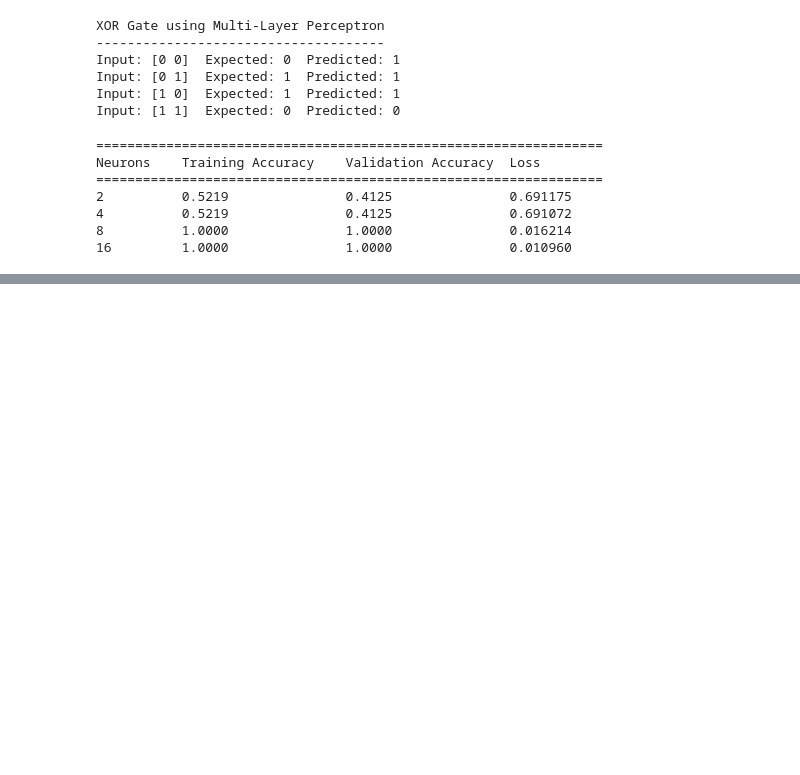
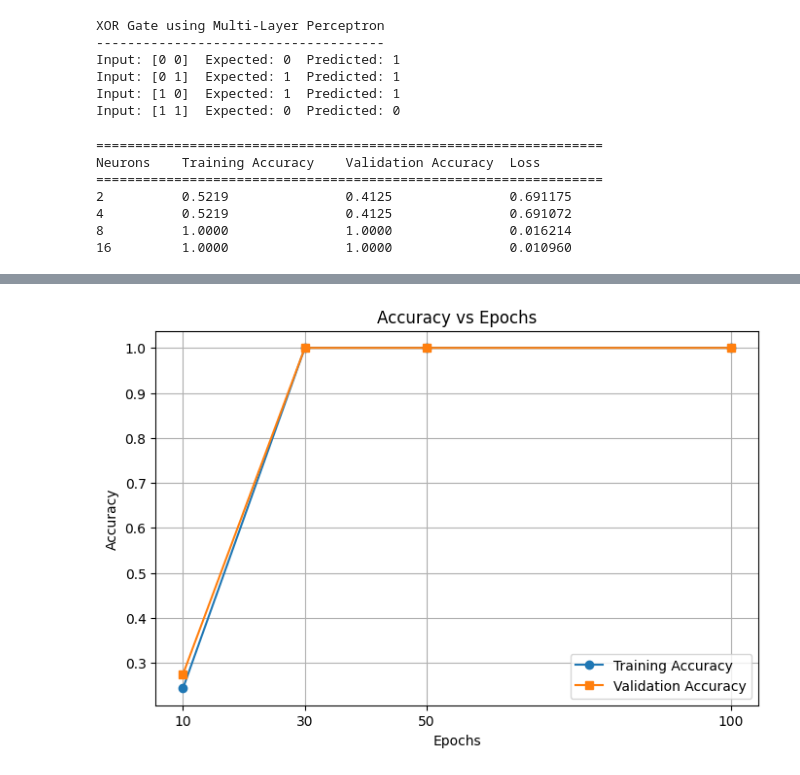
Before and after one commit to parveenummu75-blip/deep-learning, a Jupyter notebook: neural_network_demo.ipynb, the cells around one changed output, grey strips where cells are left out. Drawn from its saved outputs; the diff is of its cells as text; code cells hidden in the pictures; blank space fills up the shorter version.

```diff
--- a/neural_network_demo.ipynb
+++ b/neural_network_demo.ipynb
@@ -281,0 +357,98 @@ Neurons    Training Accuracy    Validation Accuracy  Loss
+# %%
+# Exercise – Compare Different Epochs in MLP
+
+import numpy as np
+import matplotlib.pyplot as plt
+from sklearn.neural_network import MLPClassifier
+from sklearn.metrics import accuracy_score
+
+# XOR Dataset
+X = np.array([
+    [0, 0],
+    [0, 1],
+    [1, 0],
+    [1, 1]
+])
+
+y = np.array([0, 1, 1, 0])
+
+# Duplicate dataset
+X = np.tile(X, (100, 1))
+y = np.tile(y, 100)
+
+# Split into Train and Test
+from sklearn.model_selection import train_test_split
+X_train, X_test, y_train, y_test = train_test_split(
+    X, y, test_size=0.2, random_state=42
+)
+
+# Epoch values
+epochs = [10, 30, 50, 100]
+
+train_accuracy = []
+test_accuracy = []
+loss_values = []
+
+print("=" * 70)
+print("{:<10} {:<20} {:<20} {:<10}".format(
+    "Epochs", "Train Accuracy", "Test Accuracy", "Loss"))
+print("=" * 70)
+
+for epoch in epochs:
+
+    model = MLPClassifier(
+        hidden_layer_sizes=(8,),
+        activation='relu',
+        solver='adam',
+        max_iter=epoch,
+        learning_rate_init=0.01,
+        random_state=42
+    )
+
+    model.fit(X_train, y_train)
+
+    train_pred = model.predict(X_train)
+    test_pred = model.predict(X_test)
+
+    train_acc = accuracy_score(y_train, train_pred)
+    test_acc = accuracy_score(y_test, test_pred)
+    loss = model.loss_
+
+    train_accuracy.append(train_acc)
+    test_accuracy.append(test_acc)
+    loss_values.append(loss)
+
+    print("{:<10} {:<20.4f} {:<20.4f} {:.6f}".format(
+        epoch, train_acc, test_acc, loss))
+
+# ---------------- Accuracy Graph ----------------
+plt.figure(figsize=(8,5))
+plt.plot(epochs, train_accuracy, marker='o', label='Training Accuracy')
+plt.plot(epochs, test_accuracy, marker='s', label='Validation Accuracy')
+plt.title("Accuracy vs Epochs")
+plt.xlabel("Epochs")
+plt.ylabel("Accuracy")
+plt.xticks(epochs)
+plt.grid(True)
+plt.legend()
+plt.show()
+
+# ---------------- Loss Graph ----------------
+plt.figure(figsize=(8,5))
+plt.plot(epochs, loss_values, marker='o')
+plt.title("Loss vs Epochs")
+plt.xlabel("Epochs")
+plt.ylabel("Loss")
+plt.xticks(epochs)
+plt.grid(True)
+plt.show()
+
+# ---------------- Best Model ----------------
+best_epoch = epochs[np.argmax(test_accuracy)]
+
+print("\nBest Model")
+print("----------")
+print("Best Epochs :", best_epoch)
+print("Validation Accuracy :", max(test_accuracy))
+print("Loss :", loss_values[np.argmax(test_accuracy)])
+# %% [output]
@@ -281,0 +462 @@ Neurons    Training Accuracy    Validation Accuracy  Loss
+[figure, added]
```
Also changed, not shown: parts of 4 cells of this notebook.
